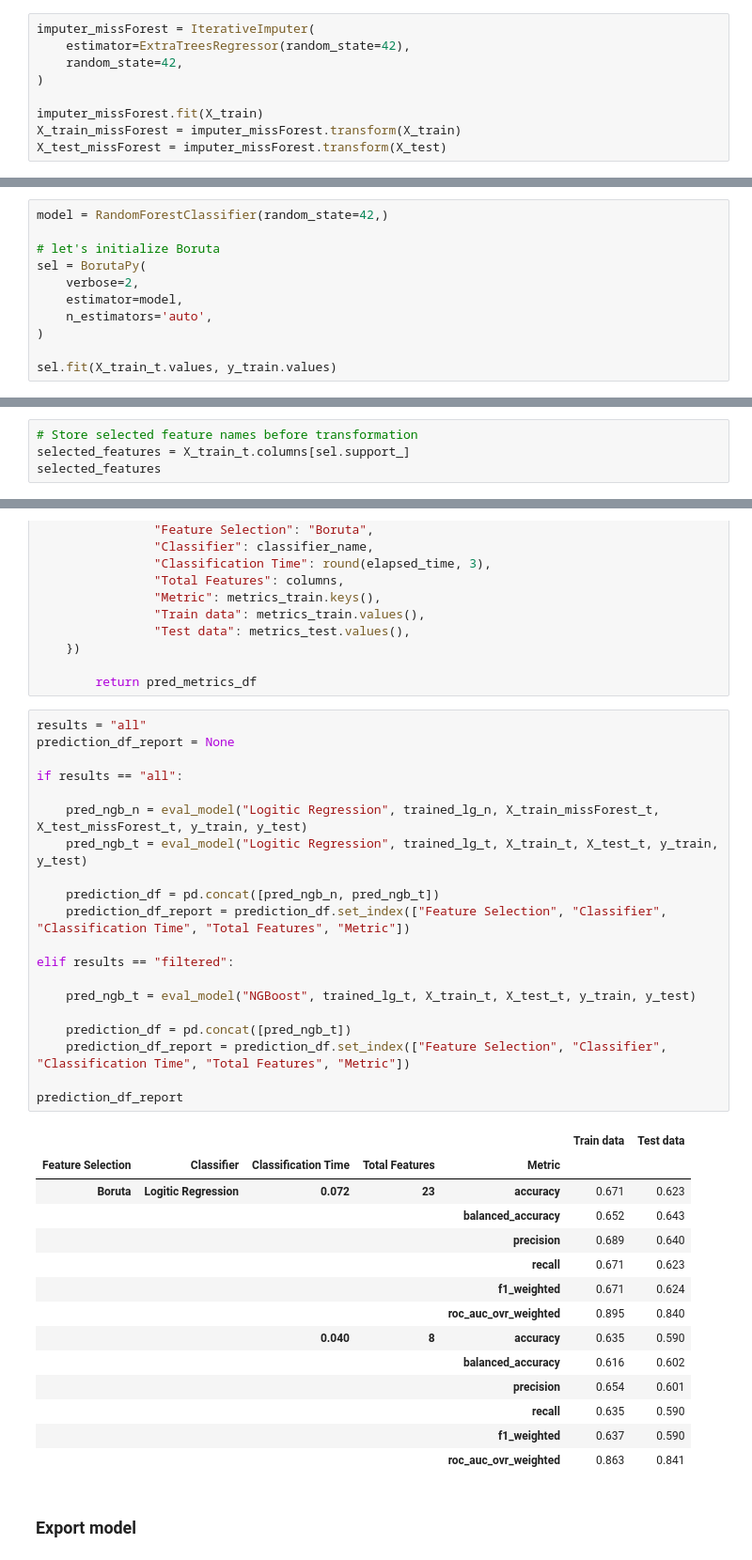
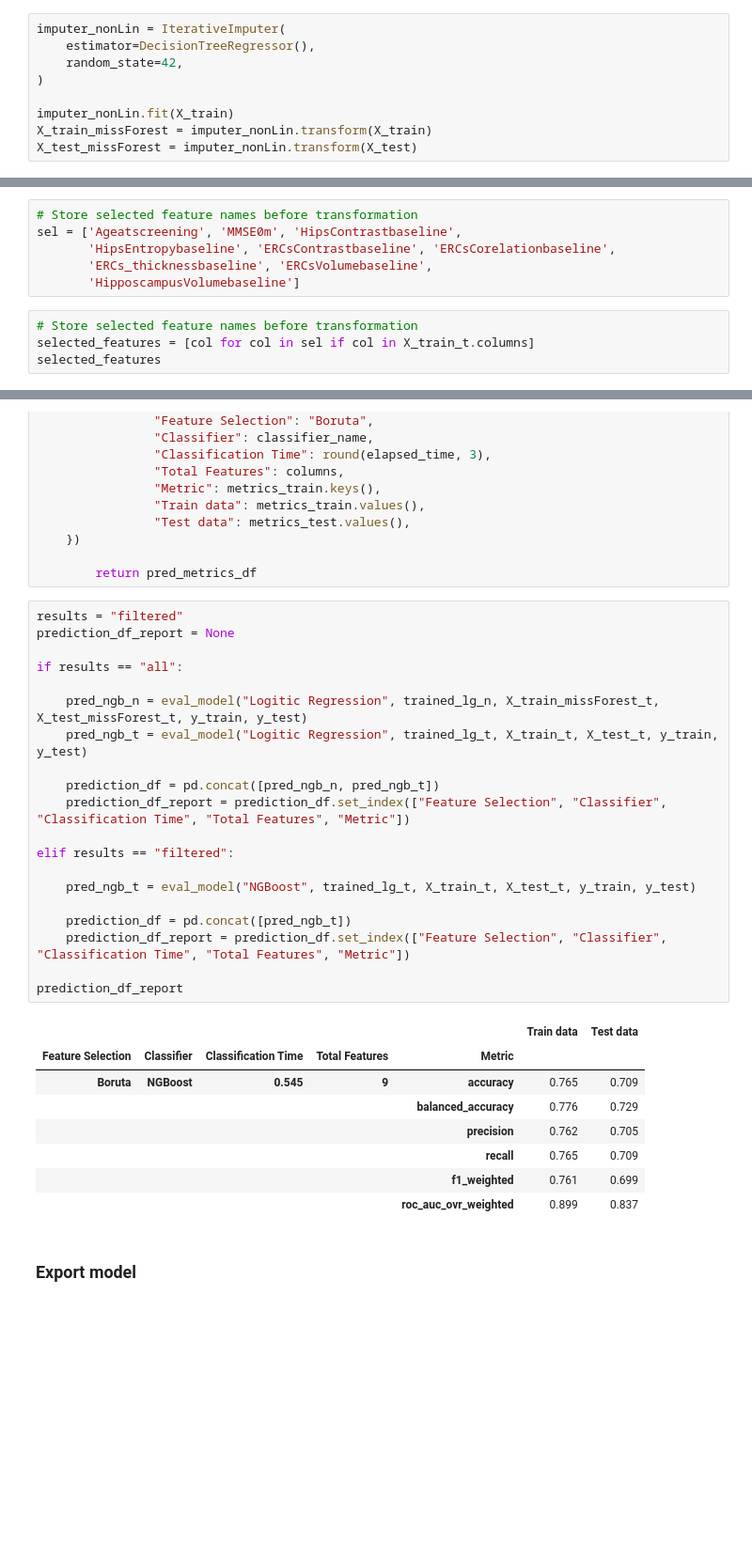
Before and after one commit to InfoAdam1998/Thesis-Project, a Jupyter notebook: ADNI-1 Notebook/model_tuning/multiclass_tuning/logistic_regression_tpe_analysis.ipynb, the cells around one changed output, grey strips where cells are left out. Shown at 94% size. Drawn from its saved outputs; the diff is of its cells as text; blank space fills up the shorter version.

```diff
--- a/ADNI-1 Notebook/model_tuning/multiclass_tuning/logistic_regression_tpe_analysis.ipynb
+++ b/ADNI-1 Notebook/model_tuning/multiclass_tuning/logistic_regression_tpe_analysis.ipynb
@@ -58,12 +58,12 @@ X_train.shape, X_test.shape
 # %%
-imputer_missForest = IterativeImputer(
-    estimator=ExtraTreesRegressor(random_state=42),
+imputer_nonLin = IterativeImputer(
+    estimator=DecisionTreeRegressor(),
     random_state=42,
 )
 
-imputer_missForest.fit(X_train)
-X_train_missForest = imputer_missForest.transform(X_train)
-X_test_missForest = imputer_missForest.transform(X_test)
+imputer_nonLin.fit(X_train)
+X_train_missForest = imputer_nonLin.transform(X_train)
+X_test_missForest = imputer_nonLin.transform(X_test)
 # %%
 X_train_missForest_t = pd.DataFrame(
     X_train_missForest,
@@ -97,11 +96,0 @@ X_train_t.shape, X_test_t.shape
-# %%
-model = RandomForestClassifier(random_state=42,)
-
-# let's initialize Boruta
-sel = BorutaPy(
-    verbose=2,
-    estimator=model,
-    n_estimators='auto',
-)
-
-sel.fit(X_train_t.values, y_train.values)
@@ -130,5 +97,11 @@ BorutaPy(estimator=RandomForestClassifier(n_estimators=46,
+# %%
+# Store selected feature names before transformation
+sel = ['Ageatscreening', 'MMSE0m', 'HipsContrastbaseline',
+       'HipsEntropybaseline', 'ERCsContrastbaseline', 'ERCsCorelationbaseline',
+       'ERCs_thicknessbaseline', 'ERCsVolumebaseline',
+       'HipposcampusVolumebaseline']
 # %%
 # Store selected feature names before transformation
-selected_features = X_train_t.columns[sel.support_]
+selected_features = [col for col in sel if col in X_train_t.columns]
 selected_features
 # %% [output]
@@ -372,40 +350,34 @@ def eval_model(classifier_name, model, X_train, X_test, y_train, y_test):
 
         return pred_metrics_df
 # %%
-results = "all"
+results = "filtered"
 prediction_df_report = None
 
 if results == "all":
 
     pred_ngb_n = eval_model("Logitic Regression", trained_lg_n, X_train_missForest_t, X_test_missForest_t, y_train, y_test)
     pred_ngb_t = eval_model("Logitic Regression", trained_lg_t, X_train_t, X_test_t, y_train, y_test)
 
     prediction_df = pd.concat([pred_ngb_n, pred_ngb_t])
     prediction_df_report = prediction_df.set_index(["Feature Selection", "Classifier", "Classification Time", "Total Features", "Metric"])
 
 elif results == "filtered":
 
     pred_ngb_t = eval_model("NGBoost", trained_lg_t, X_train_t, X_test_t, y_train, y_test)
 
     prediction_df = pd.concat([pred_ngb_t])
     prediction_df_report = prediction_df.set_index(["Feature Selection", "Classifier", "Classification Time", "Total Features", "Metric"])
 
 prediction_df_report
 # %% [output]
 |  |  |  |  |  | Train data | Test data |
 | Feature Selection | Classifier | Classification Time | Total Features | Metric |  |  |
-| Boruta | Logitic Regression | 0.072 | 23 | accuracy | 0.671 | 0.623 |
-|  |  |  |  | balanced_accuracy | 0.652 | 0.643 |
-|  |  |  |  | precision | 0.689 | 0.640 |
-|  |  |  |  | recall | 0.671 | 0.623 |
-|  |  |  |  | f1_weighted | 0.671 | 0.624 |
-|  |  |  |  | roc_auc_ovr_weighted | 0.895 | 0.840 |
-|  |  | 0.040 | 8 | accuracy | 0.635 | 0.590 |
-|  |  |  |  | balanced_accuracy | 0.616 | 0.602 |
-|  |  |  |  | precision | 0.654 | 0.601 |
-|  |  |  |  | recall | 0.635 | 0.590 |
-|  |  |  |  | f1_weighted | 0.637 | 0.590 |
-|  |  |  |  | roc_auc_ovr_weighted | 0.863 | 0.841 |
+| Boruta | NGBoost | 0.545 | 9 | accuracy | 0.765 | 0.709 |
+|  |  |  |  | balanced_accuracy | 0.776 | 0.729 |
+|  |  |  |  | precision | 0.762 | 0.705 |
+|  |  |  |  | recall | 0.765 | 0.709 |
+|  |  |  |  | f1_weighted | 0.761 | 0.699 |
+|  |  |  |  | roc_auc_ovr_weighted | 0.899 | 0.837 |
 # %% [markdown]
 ### Export model
 # %%
```
Also changed, not shown: parts of 17 cells of this notebook, 33 other files.
